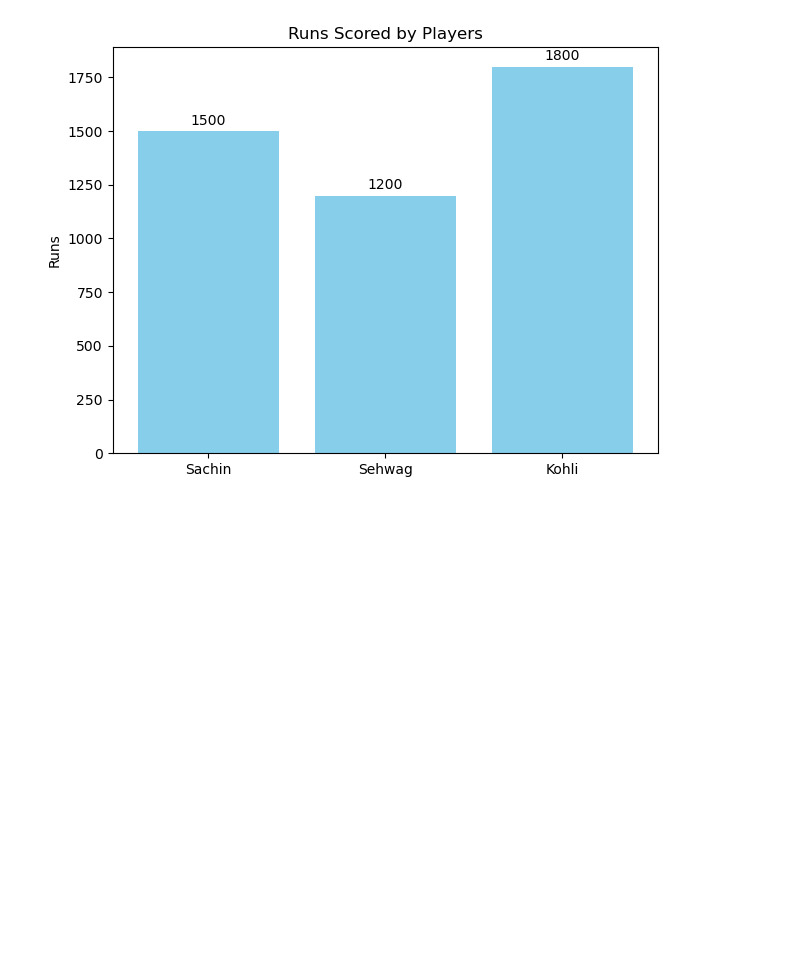
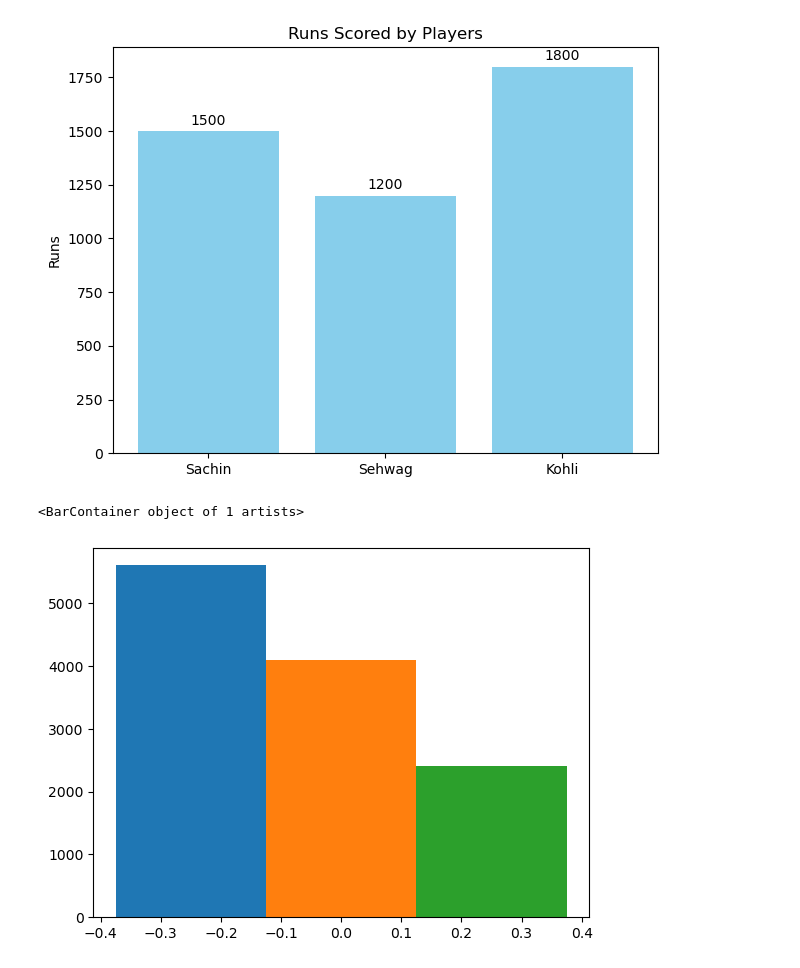
Before and after one commit to nandini981/Data-Scientist-Course, a Jupyter notebook: Data Visualization/matplotlib/barcharts.ipynb, the cells around one changed output. Saved outputs shown, nothing was run; the diff lists cells and outputs as text; code cells hidden in the pictures; blank space fills up the shorter version.

```diff
--- a/Data Visualization/matplotlib/barcharts.ipynb
+++ b/Data Visualization/matplotlib/barcharts.ipynb
@@ -129,3 +129,19 @@ plt.tight_layout()
 plt.show()
 # %% [output]
 [figure]
+# %%
+import numpy as np
+
+sachin = [500+700+1100+1500+1800]
+sehwag = [0+200+900+1400+1600]
+kohli  = [0+0+500+800+1100]
+
+x = np.arange(1)  # index positions
+width = 0.25
+# %%
+plt.bar(x - width, sachin, width=width, label="Sachin")
+plt.bar(x, sehwag, width=width, label="Sehwag")
+plt.bar(x + width, kohli, width=width, label="Kohli")
+# %% [output]
+<BarContainer object of 1 artists>
+[figure, added]
```
Also changed, not shown: parts of 1 cell of this notebook.
